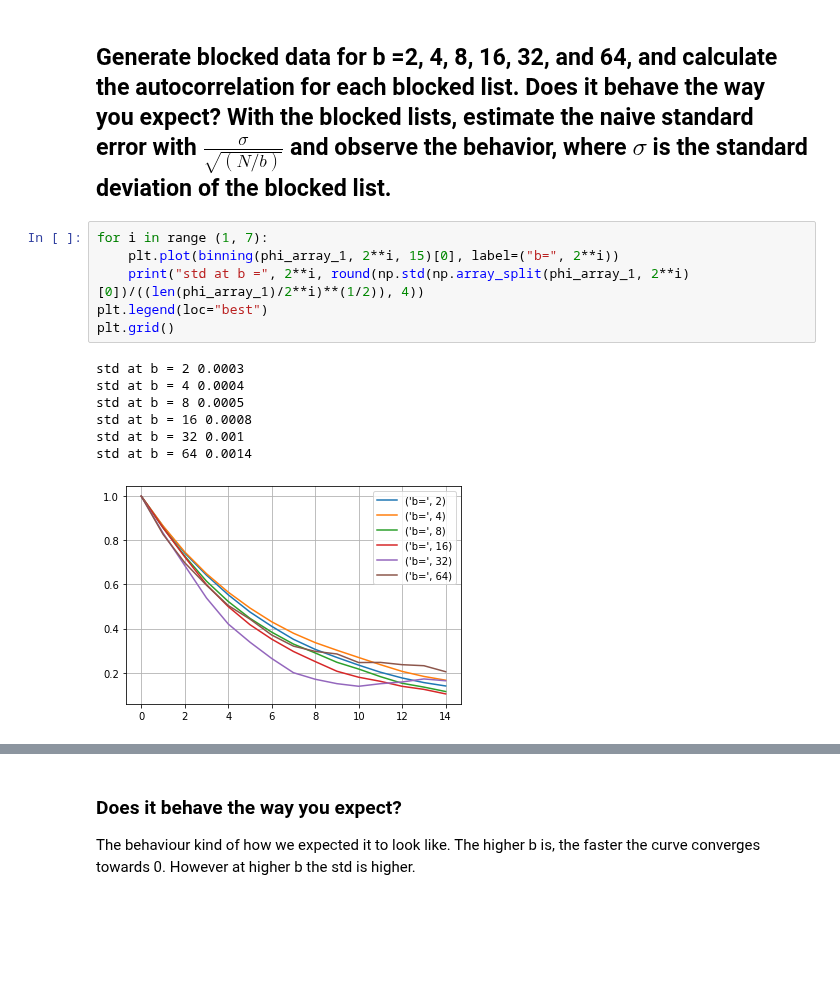
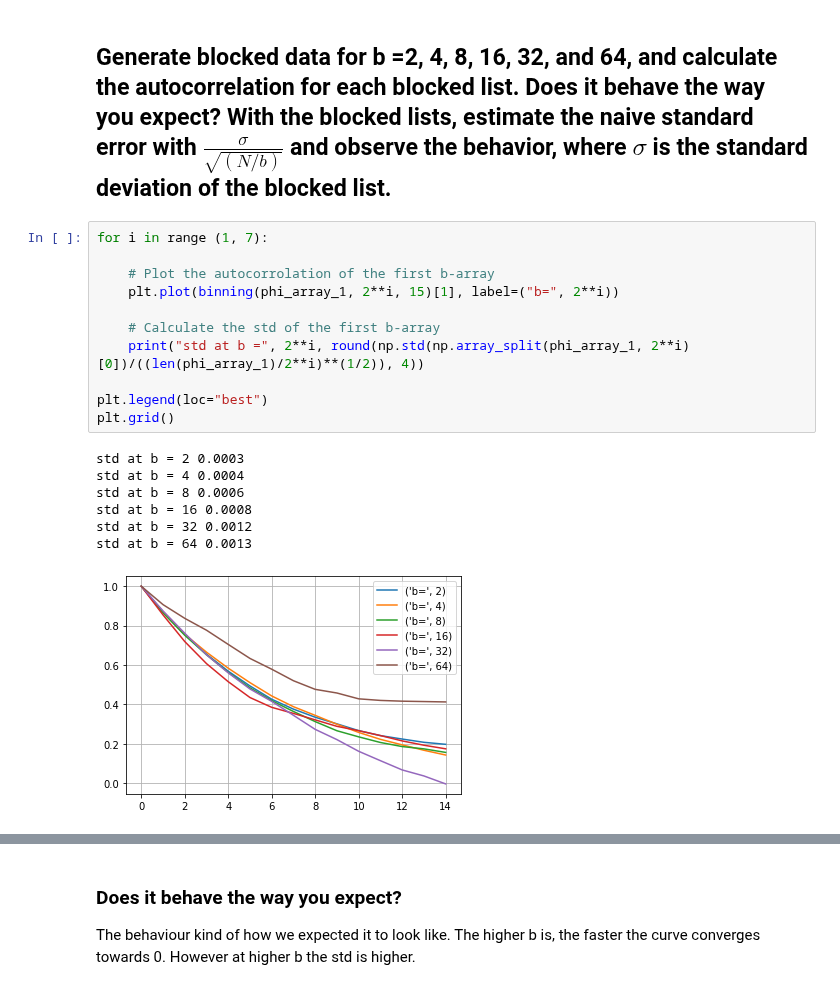
Before and after one commit to Trico94/physics760_Martin, a Jupyter notebook: Exercise 4/exercise4.ipynb, the cells around one changed output, grey strips where cells are left out. Drawn from its saved outputs; the diff is of its cells as text; blank space fills up the shorter version.

```diff
--- a/Exercise 4/exercise4.ipynb
+++ b/Exercise 4/exercise4.ipynb
@@ -191,15 +201,20 @@ def binning(array, b, tau_max):
 ## Generate blocked data for b =2, 4, 8, 16, 32, and 64, and calculate the autocorrelation for each blocked list. Does it behave the way you expect? With the blocked lists, estimate the naive standard error with $\frac{\sigma}{\sqrt{(N/b)}}$ and observe the behavior, where $ \sigma $ is the standard deviation of the blocked list.
 # %%
 for i in range (1, 7):
-    plt.plot(binning(phi_array_1, 2**i, 15)[0], label=("b=", 2**i))
+
+    # Plot the autocorrolation of the first b-array
+    plt.plot(binning(phi_array_1, 2**i, 15)[1], label=("b=", 2**i))
+
+    # Calculate the std of the first b-array
     print("std at b =", 2**i, round(np.std(np.array_split(phi_array_1, 2**i)[0])/((len(phi_array_1)/2**i)**(1/2)), 4))
+
 plt.legend(loc="best")
 plt.grid()
 # %% [output]
 std at b = 2 0.0003
 std at b = 4 0.0004
-std at b = 8 0.0005
+std at b = 8 0.0006
 std at b = 16 0.0008
-std at b = 32 0.001
-std at b = 64 0.0014
+std at b = 32 0.0012
+std at b = 64 0.0013
-[figure, old version]
+[figure, new version]
```
Also changed, not shown: parts of 10 cells of this notebook.
